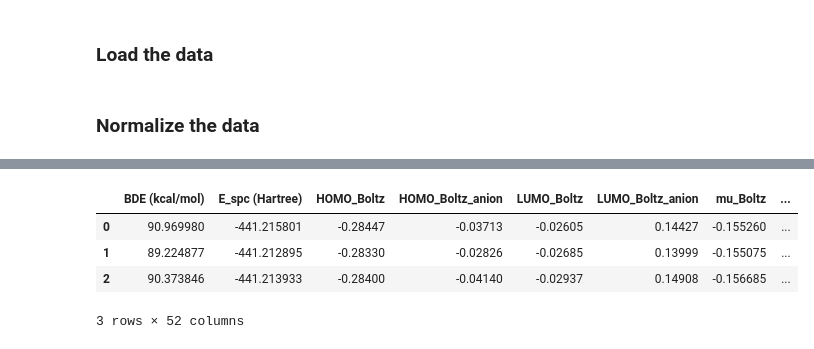
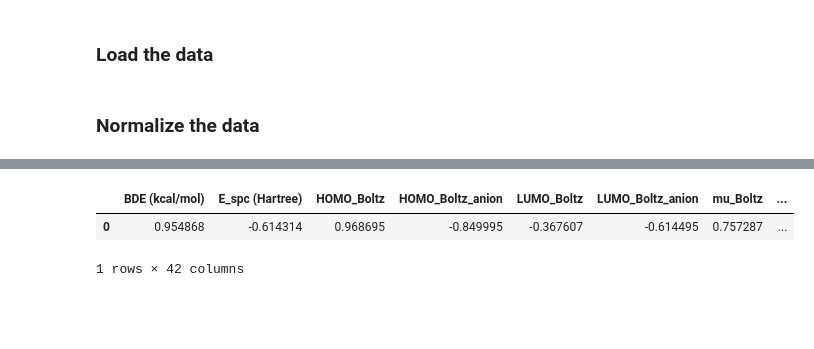
Before and after one commit to intel00000/stahl_data_science, a Jupyter notebook: Machine learning/3.corr_analysis.ipynb, the cells around one changed output, grey strips where cells are left out. Cells and saved outputs as stored; diff of their text form; code cells hidden in the pictures; blank space fills up the shorter version.

```diff
--- a/Machine learning/3.corr_analysis.ipynb
+++ b/Machine learning/3.corr_analysis.ipynb
@@ -216,14 +204,12 @@ display(select_properties_data_removed_highlycorr_normalized_df.head(1))
 # %%
 # remove column that end with either "_anion" or "_cation"
-select_properties_data_df_filtered = select_properties_data_removed_highlycorr_df.loc[:, ~select_properties_data_removed_highlycorr_df.columns.str.endswith('_openshell')]
+select_properties_data_df_filtered = select_properties_data_removed_highlycorr_normalized_df.loc[:, ~select_properties_data_removed_highlycorr_normalized_df.columns.str.endswith('_openshell')]
 # select_properties_data_df_filtered = select_properties_data_df.loc[:, ~select_properties_data_df.columns.str.endswith('_anion') & ~select_properties_data_df.columns.str.endswith('_openshell')]
-select_properties_data_df_filtered.head(3)
+select_properties_data_df_filtered.head(1)
 # %% [output]
 |  | BDE (kcal/mol) | E_spc (Hartree) | HOMO_Boltz | HOMO_Boltz_anion | LUMO_Boltz | LUMO_Boltz_anion | mu_Boltz | ... |
-| 0 | 90.969980 | -441.215801 | -0.28447 | -0.03713 | -0.02605 | 0.14427 | -0.155260 | ... |
-| 1 | 89.224877 | -441.212895 | -0.28330 | -0.02826 | -0.02685 | 0.13999 | -0.155075 | ... |
-| 2 | 90.373846 | -441.213933 | -0.28400 | -0.04140 | -0.02937 | 0.14908 | -0.156685 | ... |
+| 0 | 0.954868 | -0.614314 | 0.968695 | -0.849995 | -0.367607 | -0.614495 | 0.757287 | ... |
-3 rows × 52 columns
+1 rows × 42 columns
 # %%
 from sklearn.tree import DecisionTreeRegressor, plot_tree, export_graphviz
 from sklearn.model_selection import train_test_split, cross_val_score, KFold
```
Also changed, not shown: parts of 27 cells of this notebook, 1 other file.
